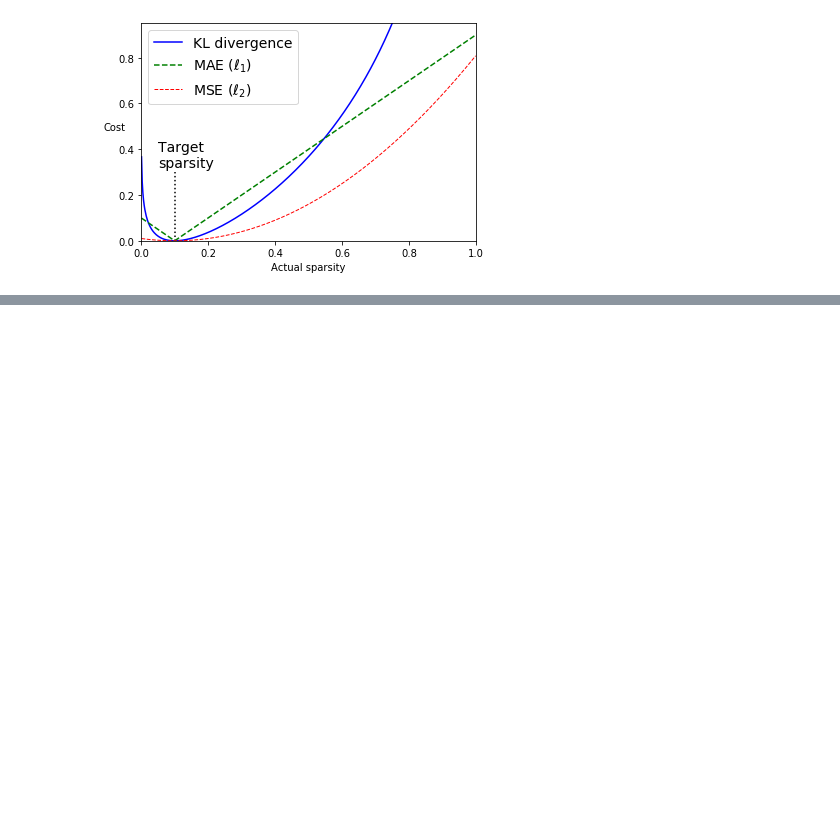
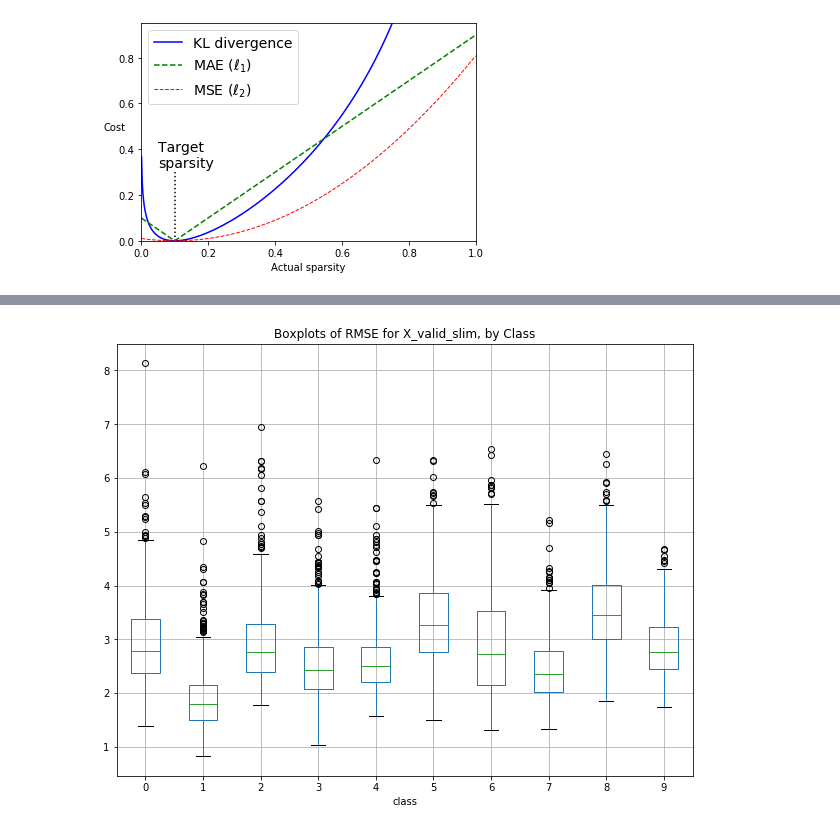
Before and after one commit to tvhahn/autoencoder-sandbox, a Jupyter notebook: notebooks/6.0-autoencoder-anomaly-detection.ipynb, the cells around one changed output, grey strips where cells are left out. Cells and saved outputs as stored; diff of their text form; code cells hidden in the pictures; blank space fills up the shorter version.

```diff
--- a/notebooks/6.0-autoencoder-anomaly-detection.ipynb
+++ b/notebooks/6.0-autoencoder-anomaly-detection.ipynb
@@ -387,0 +352,9 @@ plot_reconstructions_three_models(simple_ae, sparse_l1_ae, sparse_kl_ae, index_l
+# %%
+recon_val = sparse_kl_ae(X_val).numpy()
+recon_val.shape
+
+eu_val = euclidean_distance(X_val,recon_val)
+eu_val
+
+df = create_df_reconstruction(eu_val, y_val, "euclidean",class_to_remove, 3.99)
+df[0:20]
@@ -387,0 +379,8 @@ plot_reconstructions_three_models(simple_ae, sparse_l1_ae, sparse_kl_ae, index_l
+# %%
+fig, ax = plt.subplots(figsize=(10,8))
+df.boxplot(column=['euclidean'], by='class', ax=ax)
+plt.title('Boxplots of RMSE for X_valid_slim, by Class')
+plt.suptitle('')
+plt.show()
+# %% [output]
+[figure, added]
```
Also changed, not shown: parts of 52 cells of this notebook.
